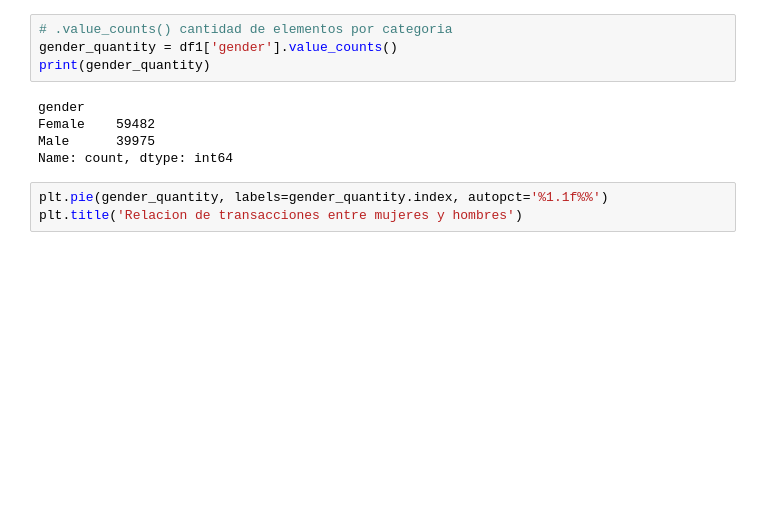
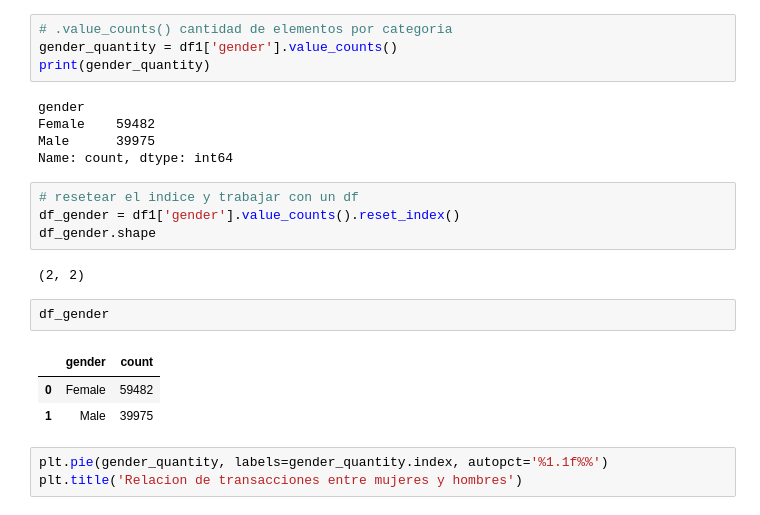
Before and after one commit to Casald/fundamentos_python-, a Jupyter notebook: RETAIL_01/RETAIL.ipynb, the cells around one changed output. Saved outputs shown, nothing was run; the diff lists cells and outputs as text; blank space fills up the shorter version.

```diff
--- a/RETAIL_01/RETAIL.ipynb
+++ b/RETAIL_01/RETAIL.ipynb
@@ -153,6 +175,18 @@ gender
 Female    59482
 Male      39975
 Name: count, dtype: int64
+# %%
+# resetear el indice y trabajar con un df
+df_gender = df1['gender'].value_counts().reset_index()
+df_gender.shape
+# %% [output]
+(2, 2)
+# %%
+df_gender
+# %% [output]
+|  | gender | count |
+| 0 | Female | 59482 |
+| 1 | Male | 39975 |
 # %%
 plt.pie(gender_quantity, labels=gender_quantity.index, autopct='%1.1f%%')
 plt.title('Relacion de transacciones entre mujeres y hombres')
```
Also changed, not shown: parts of 6 cells of this notebook.
